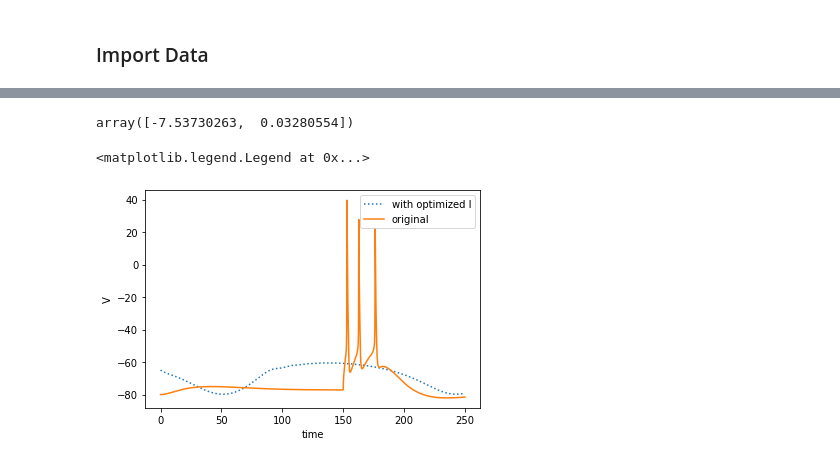
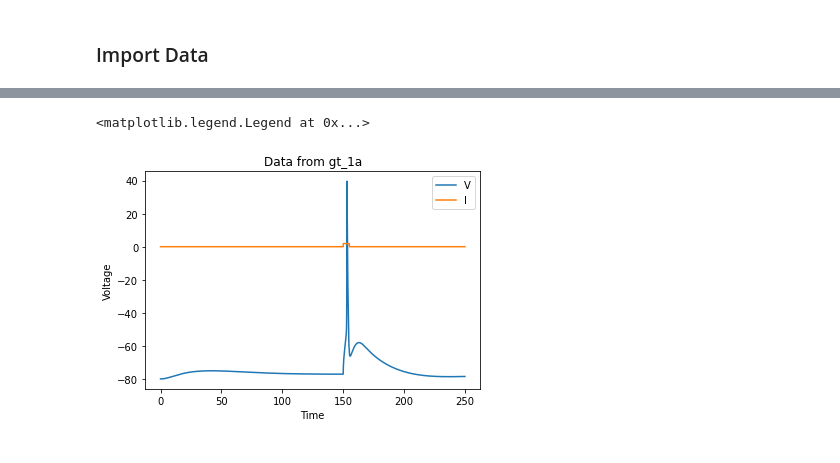
Before and after one commit to sepstein22/computational_brain, a Jupyter notebook: adjoint_mse_cost.ipynb, the cells around one changed output, grey strips where cells are left out. Saved outputs shown, nothing was run; the diff lists cells and outputs as text; code cells hidden in the pictures.

```diff
--- a/adjoint_mse_cost.ipynb
+++ b/adjoint_mse_cost.ipynb
@@ -73,22 +6,2 @@ def integrate_HH(V0, m, h, n, I_params, dt, t):
 # %% [markdown]
 ### Import Data
-# %%
-import zipfile
-import csv
-
-with zipfile.ZipFile('./sim_data/gt_multa.zip', 'r') as zip_ref:
-    zip_ref.extractall()
-
-with open('gt_multa.csv', newline='') as csvfile:
-    data = list(csv.reader(csvfile))
-
-data_steps = [row[0] for row in data][1:-1] # extract time data
-data_steps = np.array([float(i) for i in data_steps]) # convert to numpy array of floats
-
-V_data = [row[1] for row in data][1:-1]
-V_data = np.array([float(i) for i in V_data])
-
-I_data = [row[2] for row in data][1:-1]
-I_data = np.array([float(i) for i in I_data])
-
-len(V_data)
@@ -364,21 +7,0 @@ optim
-# %%
-optim.x
-# %% [output]
-array([-7.53730263,  0.03280554])
-# %%
-# norm_g = np.linalg.norm(g_func(Ak))
-# print('||g(u)|| / ||g(u_0)||=', norm_g / norm_g0) # should be less than 1e-6
-
-V_final = integrate_HH(V0, m, h, n, optim.x, dt, t)
-
-plt.figure()
-plt.plot(t, V_final, ls = 'dotted', label = 'with optimized I')
-#plt.plot(V_record, label = 'original')
-plt.plot(t, V_data, label = 'original')
-#plt.title('V (steepest descent)')
-plt.xlabel('time')
-plt.ylabel('V')
-plt.legend()
-# %% [output]
-<matplotlib.legend.Legend at 0x...>
-[figure, removed]
@@ -390,0 +8,31 @@ len(np.arange(0, 250, dt))
+# %%
+import zipfile
+import csv
+
+fname = 'gt_1a' # user defined filename
+
+with zipfile.ZipFile('./sim_data/' + fname + '.zip', 'r') as zip_ref:
+    zip_ref.extractall()
+
+with open(fname + '.csv', newline='') as csvfile:
+    data = list(csv.reader(csvfile))
+
+data_steps = [row[0] for row in data][1:-1] # extract time data
+data_steps = np.array([float(i) for i in data_steps]) # convert to numpy array of floats
+
+V_data = [row[1] for row in data][1:-1]
+V_data = np.array([float(i) for i in V_data])
+
+I_data = [row[2] for row in data][1:-1]
+I_data = np.array([float(i) for i in I_data])
+
+
+plt.plot(data_steps, V_data, label = 'V')
+plt.plot(data_steps, I_data, label = 'I')
+plt.xlabel('Time')
+plt.ylabel ('Voltage')
+plt.title('Data from ' + fname)
+plt.legend()
+# %% [output]
+<matplotlib.legend.Legend at 0x...>
+[figure, added]
```
Also changed, not shown: parts of 39 cells of this notebook.
